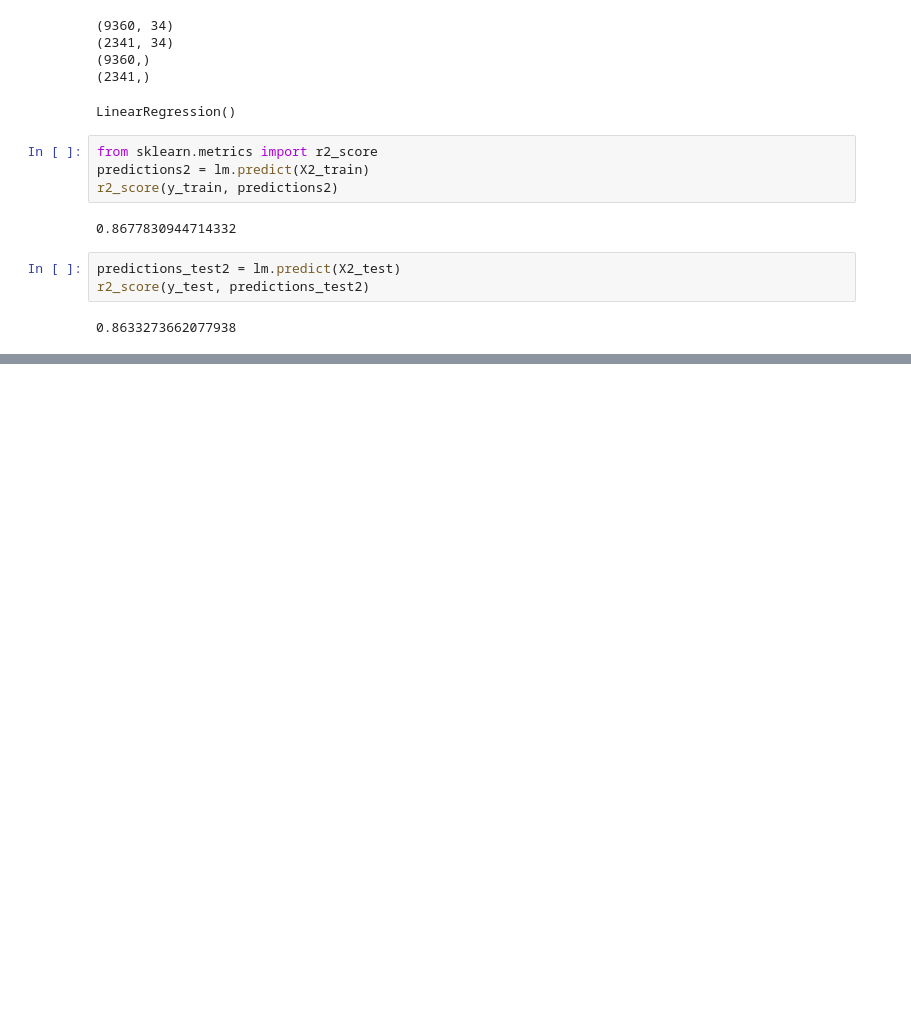
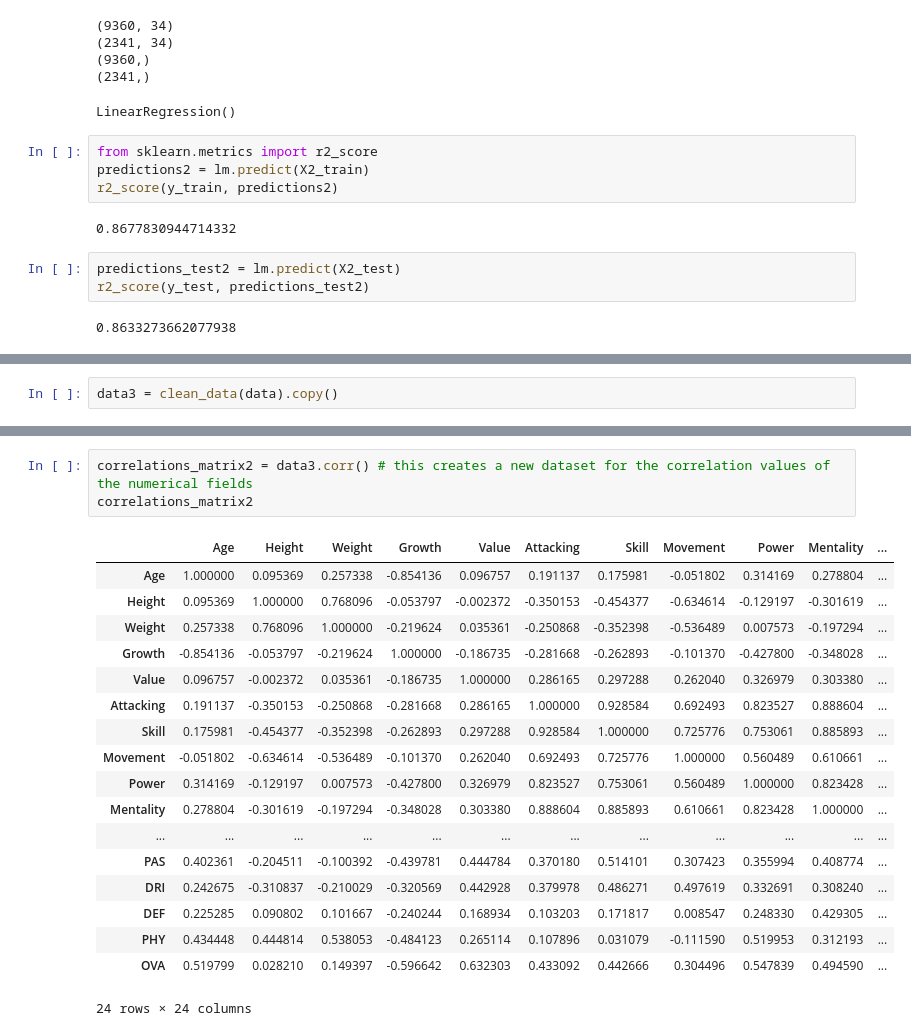
Before and after one commit to AGordon777/Fifa21, a Jupyter notebook: 2.01 FIFA 21 PROJECT.ipynb, the cells around one changed output, grey strips where cells are left out. Saved outputs shown, nothing was run; the diff lists cells and outputs as text; blank space fills up the shorter version.

```diff
--- a/2.01 FIFA 21 PROJECT.ipynb
+++ b/2.01 FIFA 21 PROJECT.ipynb
@@ -540,0 +602,2 @@ r2_score(y_test, predictions_test2)
+# %%
+data3 = clean_data(data).copy()
@@ -540,0 +622,22 @@ r2_score(y_test, predictions_test2)
+# %%
+correlations_matrix2 = data3.corr() # this creates a new dataset for the correlation values of the numerical fields
+correlations_matrix2
+# %% [output]
+|  | Age | Height | Weight | Growth | Value | Attacking | Skill | Movement | Power | Mentality | ... |
+| Age | 1.000000 | 0.095369 | 0.257338 | -0.854136 | 0.096757 | 0.191137 | 0.175981 | -0.051802 | 0.314169 | 0.278804 | ... |
+| Height | 0.095369 | 1.000000 | 0.768096 | -0.053797 | -0.002372 | -0.350153 | -0.454377 | -0.634614 | -0.129197 | -0.301619 | ... |
+| Weight | 0.257338 | 0.768096 | 1.000000 | -0.219624 | 0.035361 | -0.250868 | -0.352398 | -0.536489 | 0.007573 | -0.197294 | ... |
+| Growth | -0.854136 | -0.053797 | -0.219624 | 1.000000 | -0.186735 | -0.281668 | -0.262893 | -0.101370 | -0.427800 | -0.348028 | ... |
+| Value | 0.096757 | -0.002372 | 0.035361 | -0.186735 | 1.000000 | 0.286165 | 0.297288 | 0.262040 | 0.326979 | 0.303380 | ... |
+| Attacking | 0.191137 | -0.350153 | -0.250868 | -0.281668 | 0.286165 | 1.000000 | 0.928584 | 0.692493 | 0.823527 | 0.888604 | ... |
+| Skill | 0.175981 | -0.454377 | -0.352398 | -0.262893 | 0.297288 | 0.928584 | 1.000000 | 0.725776 | 0.753061 | 0.885893 | ... |
+| Movement | -0.051802 | -0.634614 | -0.536489 | -0.101370 | 0.262040 | 0.692493 | 0.725776 | 1.000000 | 0.560489 | 0.610661 | ... |
+| Power | 0.314169 | -0.129197 | 0.007573 | -0.427800 | 0.326979 | 0.823527 | 0.753061 | 0.560489 | 1.000000 | 0.823428 | ... |
+| Mentality | 0.278804 | -0.301619 | -0.197294 | -0.348028 | 0.303380 | 0.888604 | 0.885893 | 0.610661 | 0.823428 | 1.000000 | ... |
+| ... | ... | ... | ... | ... | ... | ... | ... | ... | ... | ... | ... |
+| PAS | 0.402361 | -0.204511 | -0.100392 | -0.439781 | 0.444784 | 0.370180 | 0.514101 | 0.307423 | 0.355994 | 0.408774 | ... |
+| DRI | 0.242675 | -0.310837 | -0.210029 | -0.320569 | 0.442928 | 0.379978 | 0.486271 | 0.497619 | 0.332691 | 0.308240 | ... |
+| DEF | 0.225285 | 0.090802 | 0.101667 | -0.240244 | 0.168934 | 0.103203 | 0.171817 | 0.008547 | 0.248330 | 0.429305 | ... |
+| PHY | 0.434448 | 0.444814 | 0.538053 | -0.484123 | 0.265114 | 0.107896 | 0.031079 | -0.111590 | 0.519953 | 0.312193 | ... |
+| OVA | 0.519799 | 0.028210 | 0.149397 | -0.596642 | 0.632303 | 0.433092 | 0.442666 | 0.304496 | 0.547839 | 0.494590 | ... |
+24 rows × 24 columns
```
Also changed, not shown: parts of 33 cells of this notebook, 4 other files.
